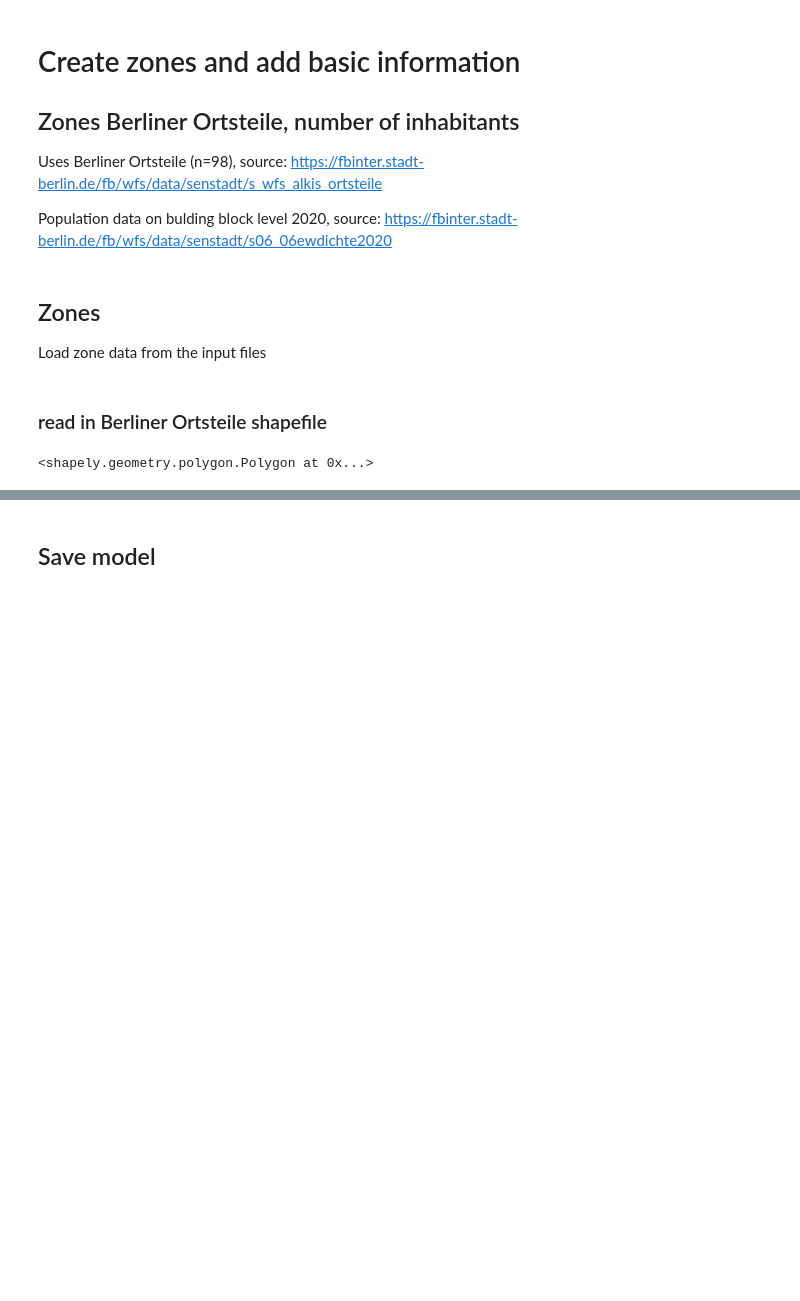
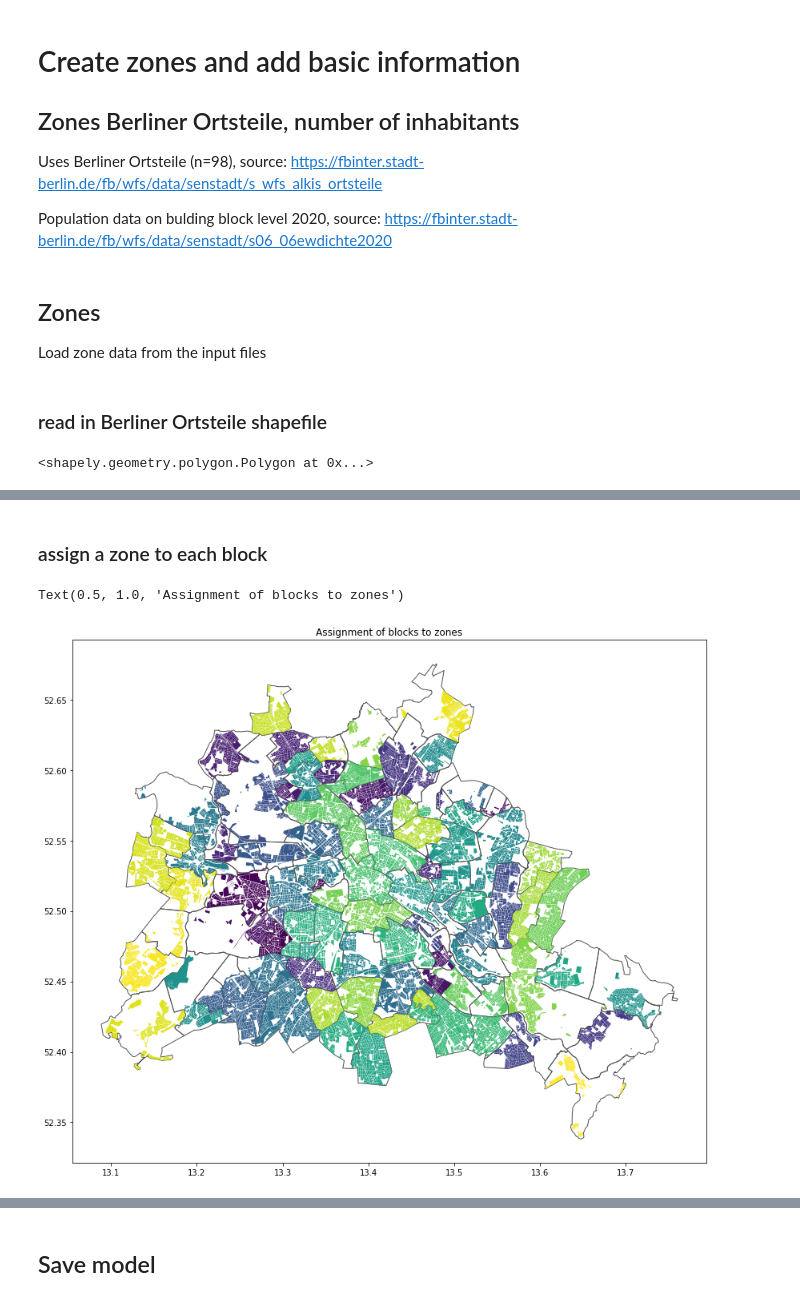
Before and after one commit to maximylius/quetzal_berlin, a Jupyter notebook: notebooks/best_version/101_p_create_zones.ipynb, the cells around one changed output, grey strips where cells are left out. Cells and saved outputs as stored; diff of their text form; code cells hidden in the pictures; blank space fills up the shorter version.

```diff
--- a/notebooks/best_version/101_p_create_zones.ipynb
+++ b/notebooks/best_version/101_p_create_zones.ipynb
@@ -36,7 +36,7 @@ Load zone data from the input files
 # %% [markdown]
 ### read in Berliner Ortsteile shapefile
 # %%
-zones = gpd.read_file(input_path + "Berliner_Ortsteile.shp")
+zones = gpd.read_file(input_path + "zones/Berliner_Ortsteile.shp")
 zones = zones.to_crs(epsg=4326)
 #hull = geometry.MultiPolygon(zones['geometry'].values).buffer(1e-3)
 hull = unary_union([x.buffer(1e-3) for x in zones['geometry']])
@@ -49,6 +63,12 @@ from shapely.ops import unary_union
 sch = zones['sch']
 dpls = list(sch[sch.duplicated()])
 for dpl in dpls:
+    print("dpl",dpl, "len zones", len(zones))
     zones['geometry'][sch == dpl][0] = unary_union([x for x in zones['geometry'][sch == dpl]])
-    blIndex = [True if not row == dpl or not dpl in list(sch.iloc[:n]) else False for n, row in enumerate(sch)]
+    blIndex = [True if (not s == dpl) or (not dpl in list(sch.iloc[:n])) else False for n, s in enumerate(sch)]
     zones = zones[blIndex]
+    print("len zones", len(zones), all(blIndex))
+
+sch = zones['sch']
+if len(list(sch[sch.duplicated()])) > 0:
+    print("duplicates:", list(sch[sch.duplicated()]))
@@ -212,0 +106,12 @@ Get Data on Mode Choice / Car Ownership for each zone? <br>
+# %%
+# Add building block shapefile
+blocks = gpd.read_file(input_path + "zones/Einwohnerdichte_2020.shp")
+blocks.to_crs(epsg=4326, inplace=True)
+# remove blocks without geometry property
+print("removing", sum(blocks.geometry == None),
+      "blocks with",
+      round(sum(blocks[blocks.geometry == None]["ew2020"])),
+      "inhabitants due to lack of geometry, e.g. block with schl5 =",
+     blocks[blocks.geometry == None].iloc[0]["schl5"])
+blocks = blocks[blocks.geometry != None]
+blocks["zone"] = None
@@ -212,0 +126,17 @@ Get Data on Mode Choice / Car Ownership for each zone? <br>
+# %% [markdown]
+### assign a zone to each block
+# %%
+# assign zone to each block
+blocks["zone"] = \
+    blocks['geometry']\
+        .apply(lambda g: sm.zones.index[sm.zones.intersects(g.centroid)])\
+        .apply(lambda zi: zi[-1] if len(zi)>0 else None)
+# %%
+# plot
+fig, ax = plt.subplots(figsize = (16,12))
+sm.zones.plot(ax=ax, color="#ffffff00", edgecolor="#555")
+blocks.plot(ax=ax, column='zone', cmap = "viridis", legend=False)
+ax.set_title("Assignment of blocks to zones")
+# %% [output]
+Text(0.5, 1.0, 'Assignment of blocks to zones')
+[figure, added]
```
Also changed, not shown: parts of 39 cells of this notebook, 25 other files.
